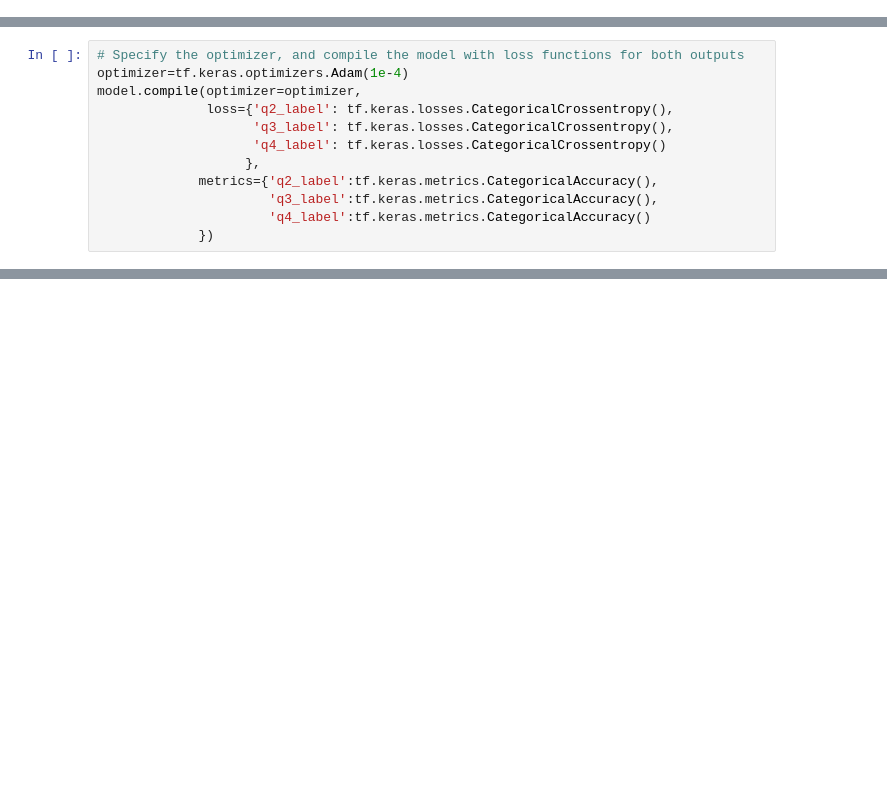
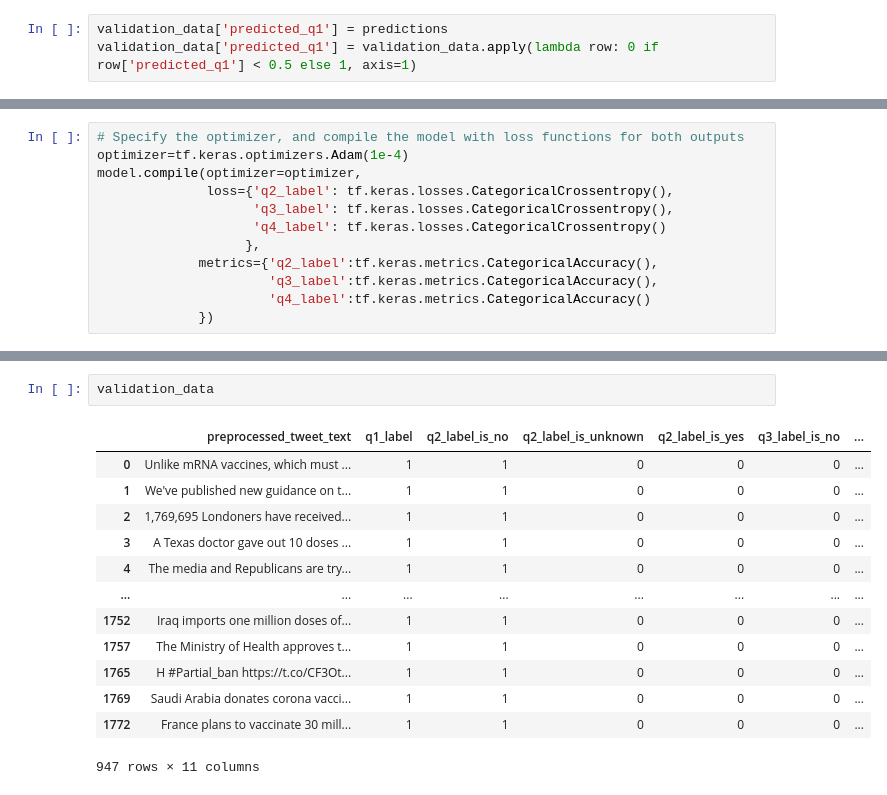
Before and after one commit to andabuinoschi/RN4NLP, a Jupyter notebook: lstm-model/model.ipynb, the cells around one changed output, grey strips where cells are left out. Cells and saved outputs as stored; diff of their text form; blank space fills up the shorter version.

```diff
--- a/lstm-model/model.ipynb
+++ b/lstm-model/model.ipynb
@@ -296,3 +302,6 @@ array([[0.3834071 ],
        [0.9252968 ],
        [0.9286399 ],
        [0.8261465 ]], dtype=float32)
+# %%
+validation_data['predicted_q1'] = predictions
+validation_data['predicted_q1'] = validation_data.apply(lambda row: 0 if row['predicted_q1'] < 0.5 else 1, axis=1)
@@ -397,0 +456,16 @@ Epoch 5/20
+# %%
+validation_data
+# %% [output]
+|  | preprocessed_tweet_text | q1_label | q2_label_is_no | q2_label_is_unknown | q2_label_is_yes | q3_label_is_no | ... |
+| 0 | Unlike mRNA vaccines, which must ... | 1 | 1 | 0 | 0 | 0 | ... |
+| 1 | We've published new guidance on t... | 1 | 1 | 0 | 0 | 0 | ... |
+| 2 | 1,769,695 Londoners have received... | 1 | 1 | 0 | 0 | 0 | ... |
+| 3 | A Texas doctor gave out 10 doses ... | 1 | 1 | 0 | 0 | 0 | ... |
+| 4 | The media and Republicans are try... | 1 | 1 | 0 | 0 | 0 | ... |
+| ... | ... | ... | ... | ... | ... | ... | ... |
+| 1752 | Iraq imports one million doses of... | 1 | 1 | 0 | 0 | 0 | ... |
+| 1757 | The Ministry of Health approves t... | 1 | 1 | 0 | 0 | 0 | ... |
+| 1765 | H #Partial_ban https://t.co/CF3Ot... | 1 | 1 | 0 | 0 | 0 | ... |
+| 1769 | Saudi Arabia donates corona vacci... | 1 | 1 | 0 | 0 | 0 | ... |
+| 1772 | France plans to vaccinate 30 mill... | 1 | 1 | 0 | 0 | 0 | ... |
+947 rows × 11 columns
```
Also changed, not shown: parts of 75 cells of this notebook, 2 other files.
